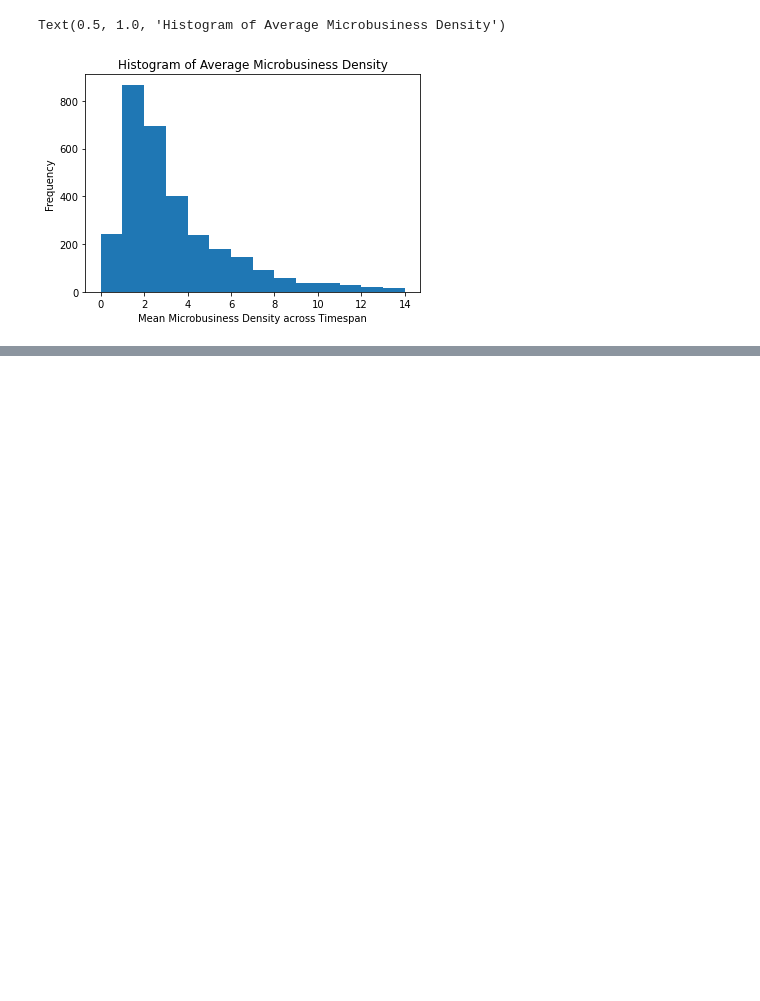
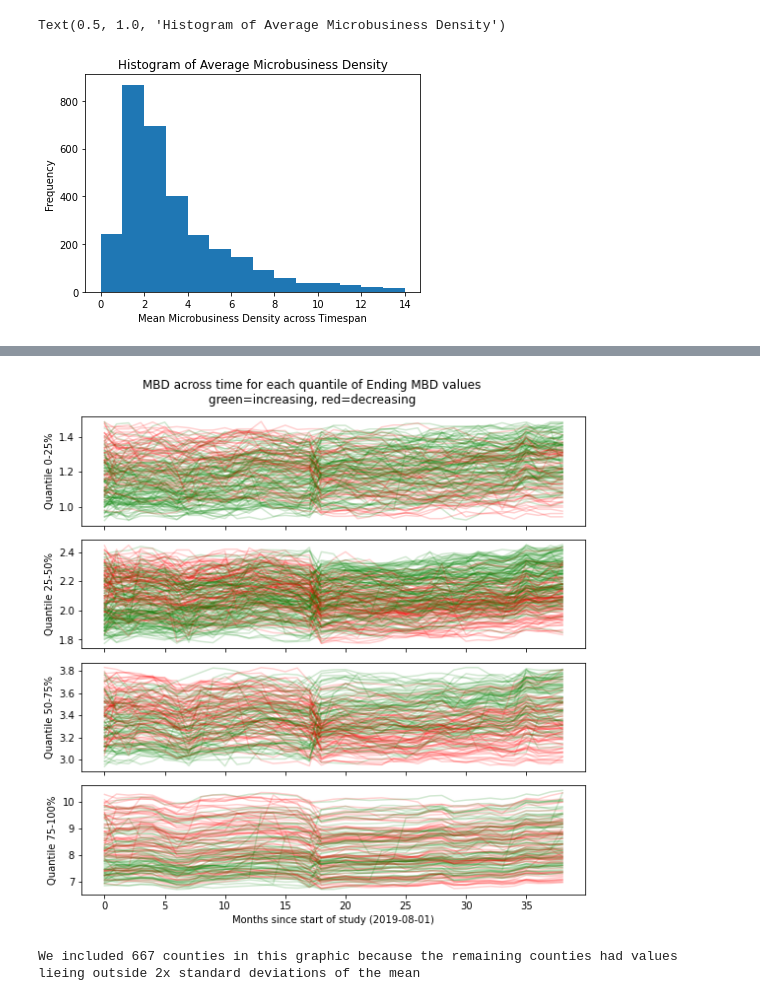
Before and after one commit to nic-hooper/microbusiness_density, a Jupyter notebook: Cody_visualizations.ipynb, the cells around one changed output, grey strips where cells are left out. Cells and saved outputs as stored; diff of their text form; code cells hidden in the pictures; blank space fills up the shorter version.

```diff
--- a/Cody_visualizations.ipynb
+++ b/Cody_visualizations.ipynb
@@ -193,0 +199,46 @@ plt.show()
+# %%
+#%% same plot as above but remove anything over 10?
+last_date_order = int(max(mbd['date_order']))
+final_mbd_quantiles = np.quantile(mbd[mbd['date_order'] == last_date_order]['mbd'], [0.25,0.5,0.75])
+
+
+num_q = 4
+mbd_by_county['final_mbd_quantile'] = pd.qcut(mbd_by_county['last_mbd'], q=num_q, labels=False)
+
+z = mbd_by_county.groupby('final_mbd_quantile').mean()
+
+count_included_counties = 0
+fig, axs = plt.subplots(num_q,1, sharex=True, sharey=False, figsize=(8,8))
+for q in range(num_q):
+    # row = q // 2
+    # col = q % 2
+    cfips = list(mbd_by_county[mbd_by_county['final_mbd_quantile'] == q].index)
+    for cfip in cfips:
+        this_cfip = mbd[mbd['cfips'] == cfip]
+        # this should get rid of any counties that values outside 2 standard deviations of the mean
+        if any((this_cfip['mbd'] > z.loc[q,'mbd_mean'] + 2*z.loc[q,'mbd_std']) | (this_cfip['mbd'] < z.loc[q,'mbd_mean'] - 2*z.loc[q,'mbd_std'])):
+            continue
+        count_included_counties += 1
+        slope = mbd_by_county.loc[cfip,'slope']
+        if slope > 0:
+            color = 'green'
+        else:
+            color = 'red'
+        axs[q].plot(this_cfip['date_order'], this_cfip['mbd'], alpha=0.18, color=color, label=f'Quantile {q+1}')
+        axs[q].set_label('MBD')
+
+plt.suptitle('MBD across time for each quantile of Ending MBD values\ngreen=increasing, red=decreasing')
+axs[q].set_xlabel('Months since start of study (2019-08-01)')
+axs[0].set_ylabel('Quantile 0-25%')
+axs[1].set_ylabel('Quantile 25-50%')
+axs[2].set_ylabel('Quantile 50-75%')
+axs[3].set_ylabel('Quantile 75-100%')
+
+# plt.subtitle('Line Graph for Each Quantile Rank')
+plt.xticks(range(0, last_date_order + 1, 5))
+plt.tight_layout()
+plt.show()
+print('We included {} counties in this graphic because the remaining counties had values lieing outside 2x standard deviations of the mean'.format(count_included_counties))
+# %% [output]
+[figure, added]
+We included 667 counties in this graphic because the remaining counties had values lieing outside 2x standard deviations of the mean
```
Also changed, not shown: parts of 2 cells of this notebook, 1 other file.
